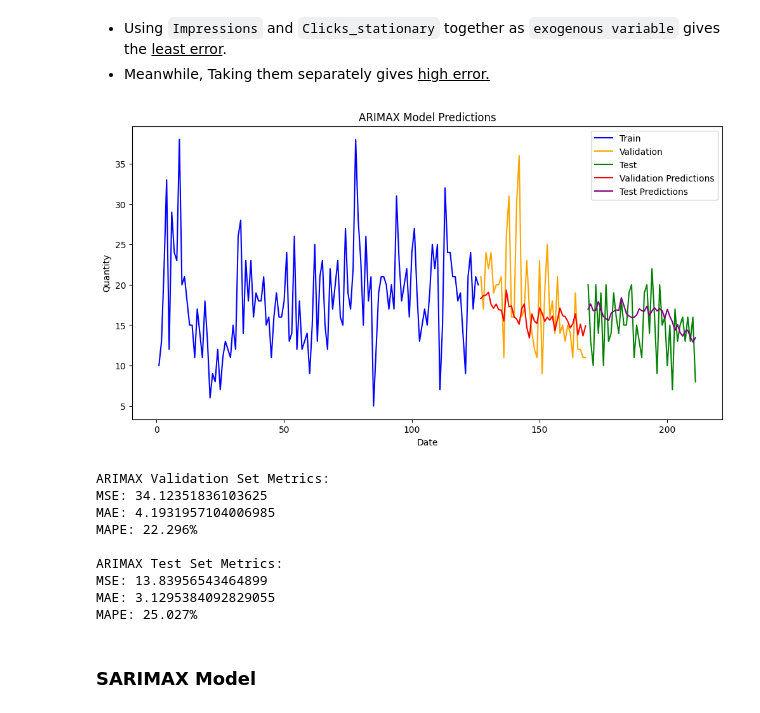
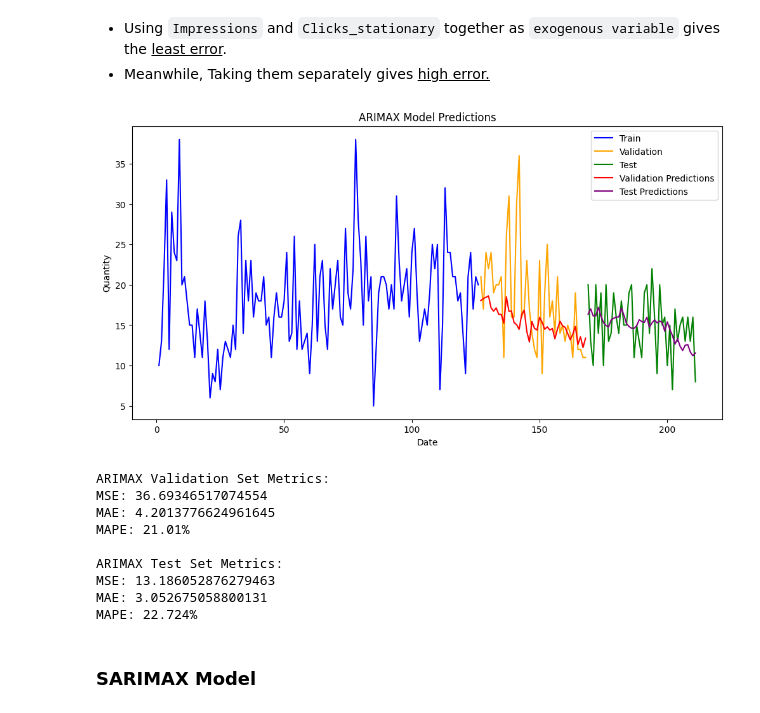
Before and after one commit to springboardmentor139/Demand-Forecasting-For-E-commerce, a Jupyter notebook: Jatin Gupta/notebook.ipynb, the cells around one changed output. Drawn from its saved outputs; the diff is of its cells as text; code cells hidden in the pictures.

```diff
--- a/Jatin Gupta/notebook.ipynb
+++ b/Jatin Gupta/notebook.ipynb
@@ -214,7 +216,19 @@ df['DayOfWeek'] = pd.Categorical(df['DayOfWeek'], categories=week_order, ordered
+# %%
+def map_day_to_number(day):
+    day_map = {'Monday': 1, 'Tuesday': 2, 'Wednesday': 3, 'Thursday': 4, 'Friday': 5, 'Saturday': 6, 'Sunday': 7}
+    return day_map.get(day, 0)
+def map_month_to_number(month):
+    month_map = {'January': 1, 'February': 2, 'March': 3, 'April': 4, 'May': 5, 'June': 6, 'July': 7, 'August': 8, 'September': 9, 'October': 10, 'November': 11, 'December': 12}
+    return month_map.get(month, 0)
+
+# Map DayOfWeek to numeric values
+df['DayOfWeek_numeric'] = df['DayOfWeek'].apply(map_day_to_number)
+df['Month_numeric'] = df['MonthName'].apply(map_month_to_number)
 # %% [markdown]
 Reindexing the attributes for better understanding and clear view of the data
 # %%
-order = ["Day Index", "YearMonth", "MonthName", "DayOfWeek", "Quantity", "Clicks", "Impressions", "imputed_Quantity", "log_Quantity", "log_Clicks", "log_Impressions"]
+order = ["Day Index", "YearMonth", "MonthName", "DayOfWeek", "Quantity", "Clicks", "Impressions", "imputed_Quantity",
+         "log_Quantity", "log_Clicks", "log_Impressions", "DayOfWeek_numeric", "Month_numeric"]
 df = df[order]
 # %% [markdown]
 final data
@@ -904,27 +918,27 @@ test_df = test_df.dropna(subset=['Clicks_stationary'])
 * Using `Impressions` and `Clicks_stationary` together as `exogenous variable` gives the <u>least error</u>.
 * Meanwhile, Taking them separately gives <u>high error<u>.
 # %%
-# Define exogenous variables for train, validation, and test sets
-exog_train = train_df[['Clicks_stationary', 'Impressions']]
-exog_val = val_df[['Clicks_stationary', 'Impressions']]
-exog_test = test_df[['Clicks_stationary', 'Impressions']]
+# Select exogenous variables
+exog_train = train_df[['Clicks_stationary', 'Impressions', 'DayOfWeek_numeric', 'Month_numeric']]
+exog_val = val_df[['Clicks_stationary', 'Impressions', 'DayOfWeek_numeric', 'Month_numeric']]
+exog_test = test_df[['Clicks_stationary', 'Impressions', 'DayOfWeek_numeric', 'Month_numeric']]
 
 # Fit the ARIMAX model
 arimax_model = SARIMAX(train_df['Quantity'], exog=exog_train, order=(1, 0, 1)).fit()
 
 # Call the function to plot predictions and calculate metrics
 plot_predictions_and_metrics_exog(train_df, val_df, test_df, exog_val, exog_test, arimax_model, 'ARIMAX')
 # %% [output]
-[figure, old version]
+[figure, new version]
 ARIMAX Validation Set Metrics:
-MSE: 34.12351836103625
-MAE: 4.1931957104006985
-MAPE: 22.296%
+MSE: 36.69346517074554
+MAE: 4.2013776624961645
+MAPE: 21.01%
 
 ARIMAX Test Set Metrics:
-MSE: 13.83956543464899
-MAE: 3.1295384092829055
-MAPE: 25.027%
+MSE: 13.186052876279463
+MAE: 3.052675058800131
+MAPE: 22.724%
 # %% [markdown]
 ### SARIMAX Model
 # %% [markdown]
```
Also changed, not shown: parts of 2 cells of this notebook.
